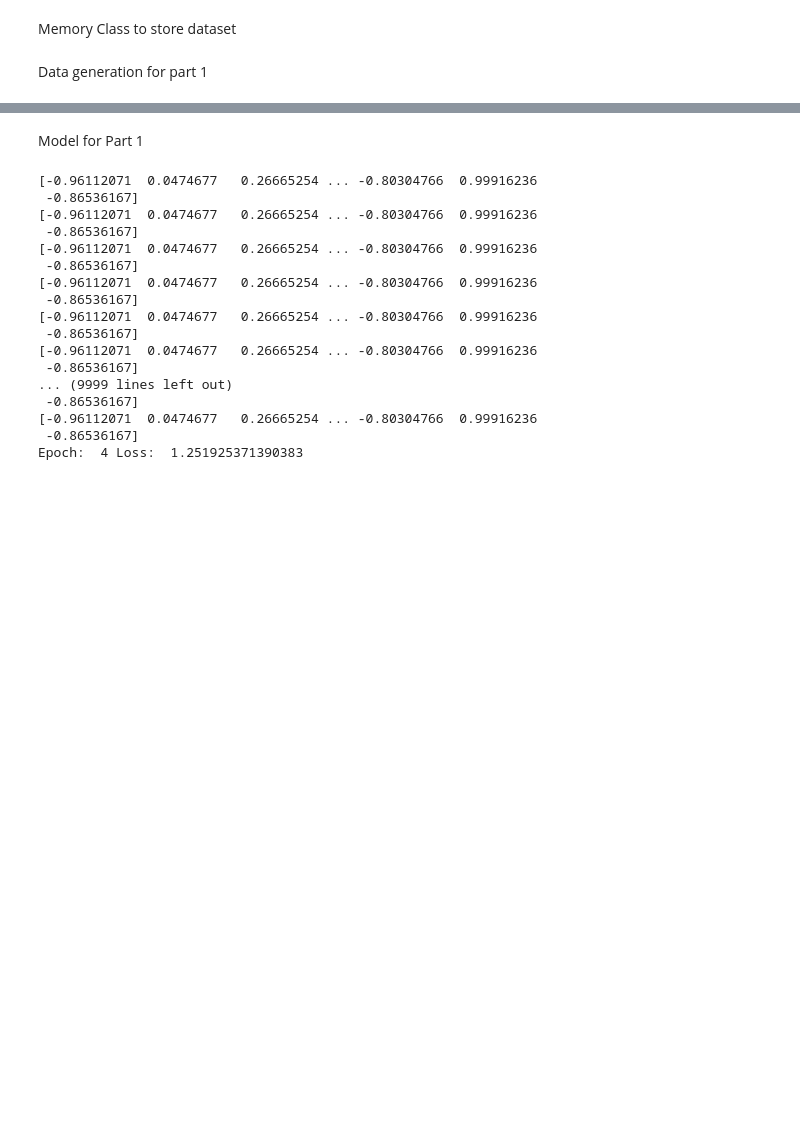
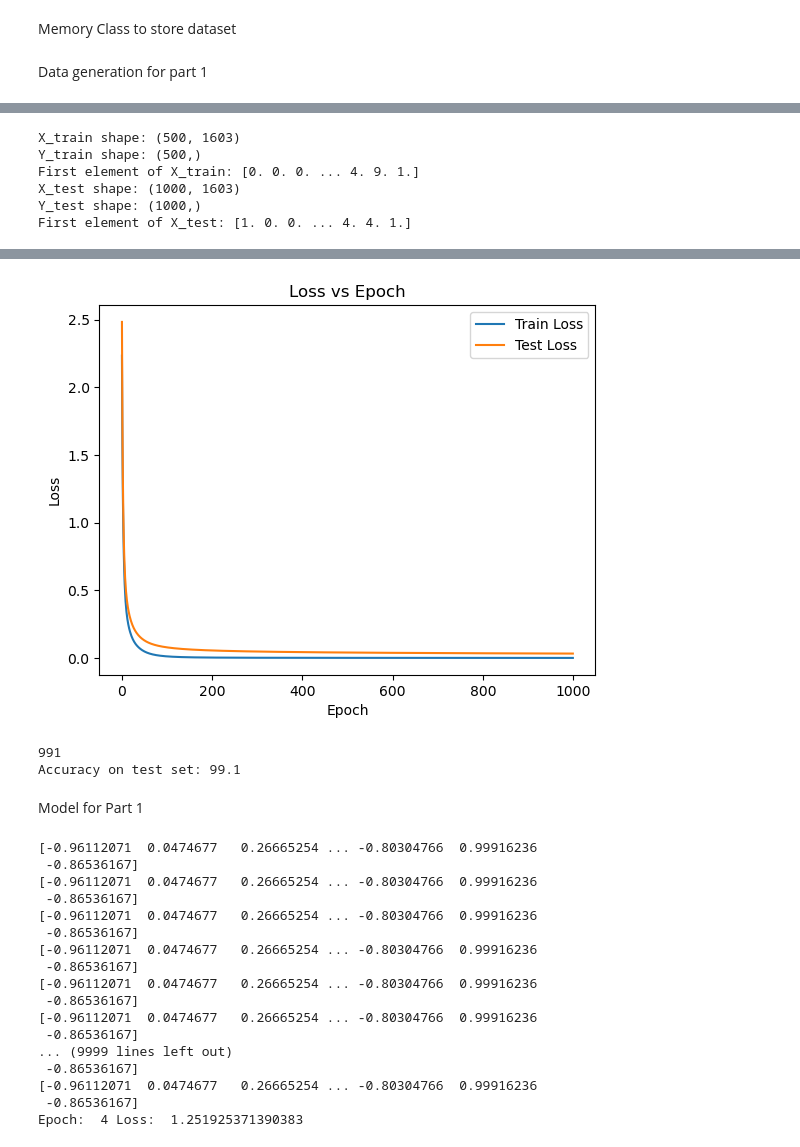
Before and after one commit to sprutxz/IntroToAI, a Jupyter notebook: Project3.ipynb, the cells around one changed output, grey strips where cells are left out. Cells and saved outputs as stored; diff of their text form; code cells hidden in the pictures; blank space fills up the shorter version.

Commit message:
Completed part 1 for amit since he couldn't do it

```diff
--- a/Project3.ipynb
+++ b/Project3.ipynb
@@ -132,0 +166,30 @@ for diagram in testing_data:
+# %%
+def process_data_part1(diagram_arr, y_arr):
+    flattened_diagrams = np.array([diagram.flatten() for diagram in diagram_arr])
+    additional_features = np.array([diagram.sum(axis=(0, 1)) for diagram in diagram_arr])
+    additional_features = np.square(np.subtract(additional_features[:, [0,2]], 17))
+    X_combined = np.concatenate((flattened_diagrams, additional_features), axis=1)
+    X = np.c_[X_combined, np.ones(X_combined.shape[0])]
+    Y = y_arr.astype(int)
+
+    return X, Y
+# %%
+X_train, Y_train = process_data_part1(diagram_arr, y_arr)
+X_test, Y_test = process_data_part1(test_diagram_arr, test_y_arr)
+
+print(f"X_train shape: {X_train.shape}")
+print(f"Y_train shape: {Y_train.shape}")
+print(f"First element of X_train: {X_train[0]}")
+print(f"X_test shape: {X_test.shape}")
+print(f"Y_test shape: {Y_test.shape}")
+print(f"First element of X_test: {X_test[0]}")
+# %% [output]
+X_train shape: (500, 1603)
+Y_train shape: (500,)
+First element of X_train: [0. 0. 0. ... 4. 9. 1.]
+X_test shape: (1000, 1603)
+Y_test shape: (1000,)
+First element of X_test: [1. 0. 0. ... 4. 4. 1.]
+# %%
+def sigmoid(x):
+    return 1 / (1 + np.exp(-x))
@@ -132,0 +245,9 @@ for diagram in testing_data:
+# %%
+num_features = X_train.shape[1]
+W = np.random.randn(num_features)
+b = 0
+model = LogisticRegression(W, b)
+# %%
+#training the model
+model.fit(X_train, Y_train, X_test, Y_test, learning_rate=0.1, epochs = 1000)
+# %% [output]
@@ -133,3 +271,14 @@ for diagram in testing_data:
+[figure, added]
+# %%
+predictions = model.predict(X_test)
+
+correct_predictions = np.sum(predictions == test_y_arr)
+print(correct_predictions)
+accuracy = (correct_predictions / Y_test.shape[0])*100
+print(f"Accuracy on test set: {accuracy}")
+# %% [output]
+991
+Accuracy on test set: 99.1
 # %% [markdown]
 Model for Part 1
 # %%
```
Also changed, not shown: parts of 7 cells of this notebook, 1 other file.
